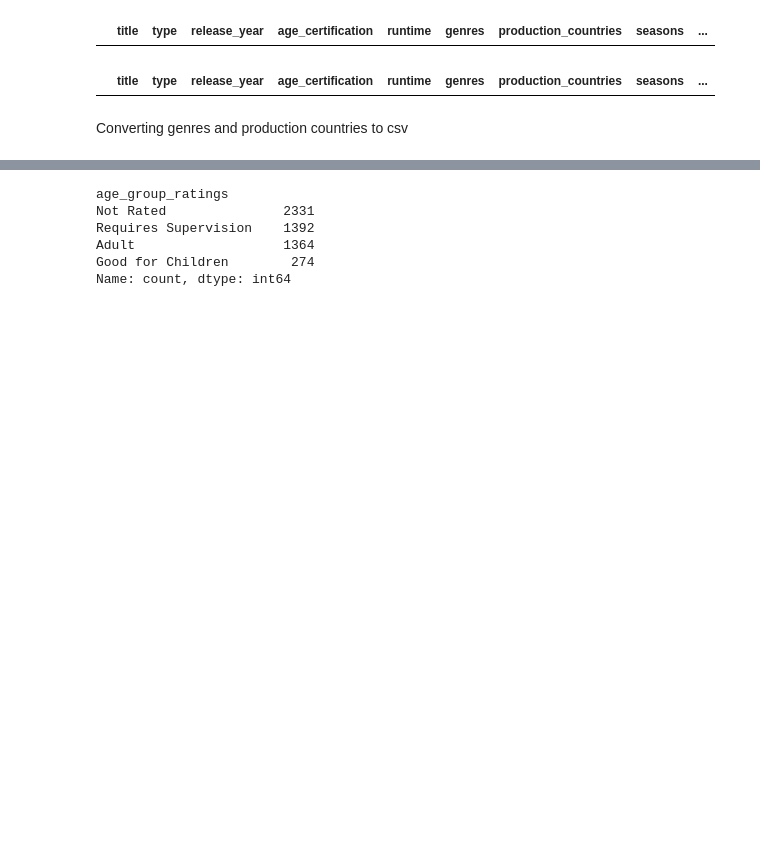
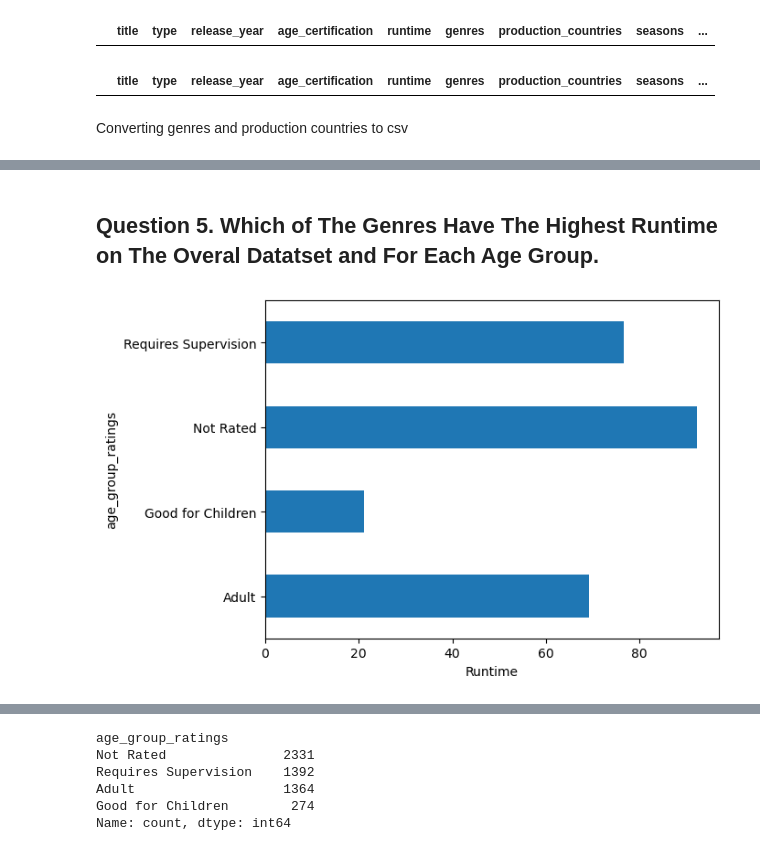
Before and after one commit to Nahsc0/Netflix_Movie_Analysis, a Jupyter notebook: NetflixAssignment (1).ipynb, the cells around one changed output, grey strips where cells are left out. Saved outputs shown, nothing was run; the diff lists cells and outputs as text; code cells hidden in the pictures; blank space fills up the shorter version.

```diff
--- a/NetflixAssignment (1).ipynb
+++ b/NetflixAssignment (1).ipynb
@@ -175,0 +312,9 @@ df.head()
+# %% [markdown]
+## Question 5. Which of The Genres Have The Highest Runtime on The Overal Datatset and For Each Age Group.
+# %%
+# Average runtime by Ratings
+df.groupby('age_group_ratings')['runtime'].mean().plot(kind='barh')
+plt.xlabel('Runtime')
+plt.show()
+# %% [output]
+[figure, added]
```
Also changed, not shown: parts of 35 cells of this notebook.
